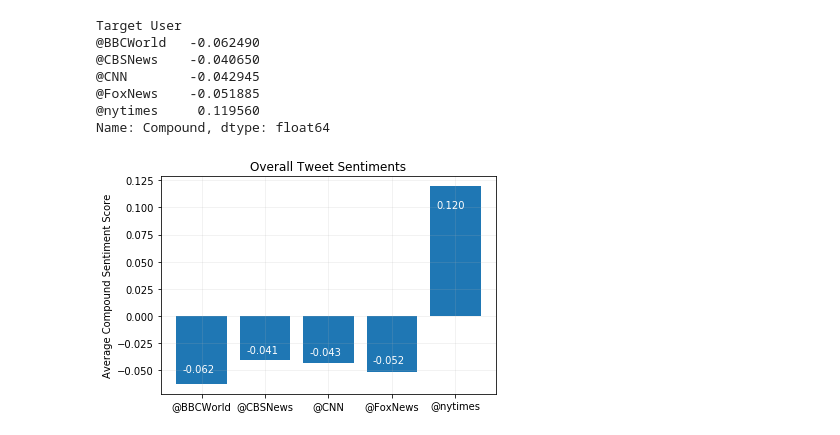
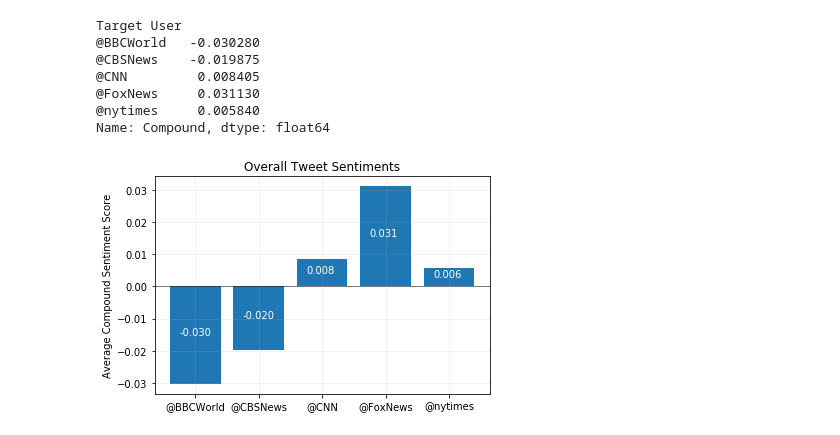
Before and after one commit to alyssflynn/PySentiments, a Jupyter notebook: NewsMood.ipynb, the cells around one changed output. Cells and saved outputs as stored; diff of their text form; code cells hidden in the pictures.

```diff
--- a/NewsMood.ipynb
+++ b/NewsMood.ipynb
@@ -35,7 +42,7 @@ def AnalyzeTweets(target_users):
 
                 # Get relative timestamp from time format "Sat May 26 18:04:07 +0000 2018"
                 created_at = tweet["created_at"]
-                timestamp = datetime.strptime(created_at, "%a %B %d %H:%M:%S %z %Y").timestamp()
+                timestamp = datetime.strptime(created_at, "%a %b %d %H:%M:%S %z %Y").timestamp()
 
                 # Analyze each tweet
                 results = analyzer.polarity_scores(tweet["text"])
@@ -79,29 +87,30 @@ avg_sentiments = df.groupby("Target User")["Compound"].mean()
 avg_sentiments
 # %% [output]
 Target User
-@BBCWorld   -0.062490
-@CBSNews    -0.040650
-@CNN        -0.042945
-@FoxNews    -0.051885
-@nytimes     0.119560
+@BBCWorld   -0.030280
+@CBSNews    -0.019875
+@CNN         0.008405
+@FoxNews     0.031130
+@nytimes     0.005840
 Name: Compound, dtype: float64
 # %%
 # Make bar plot with overall tweet sentiments
 x_axis = np.arange(0, len(target_users))
 tick_locations = []
 for x in x_axis:
     tick_locations.append(x)
 
 plt.bar(x_axis, avg_sentiments)
 plt.xticks(tick_locations, target_users)
 plt.grid(alpha=0.2)
+plt.axhline(0, color='black', alpha=1, lw=0.5)
 
 for i, v in enumerate(avg_sentiments):
-    plt.text(i-0.3, (v/1.2), "{:.3f}".format(v), color='white')
+    plt.text(i-0.25, (v/2), "{:.3f}".format(v), color='white')
 
 plt.title("Overall Tweet Sentiments")
 plt.ylabel("Average Compound Sentiment Score")
 
 plt.show()
 # %% [output]
-[figure, old version]
+[figure, new version]
```
Also changed, not shown: parts of 4 cells of this notebook.
